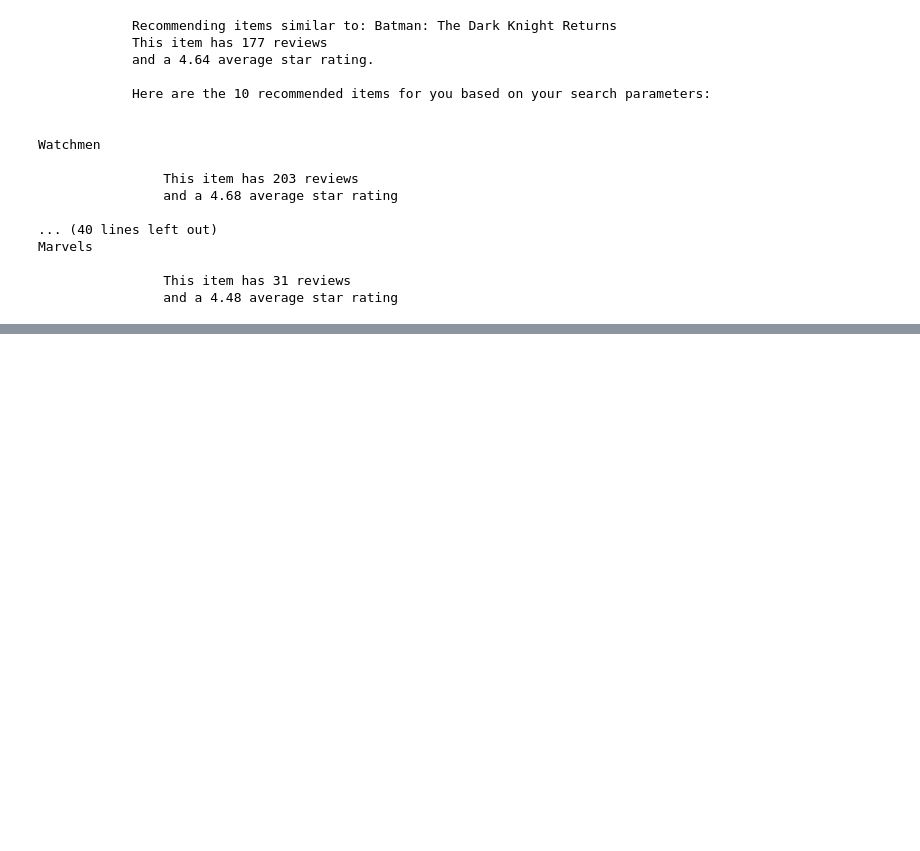
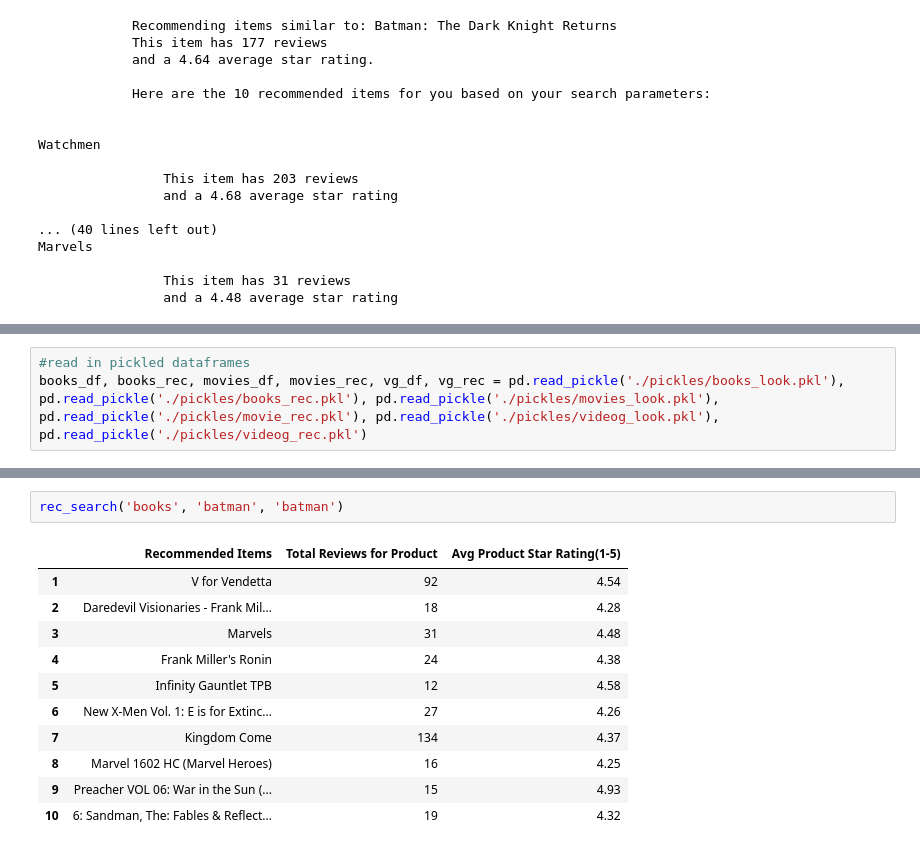
Before and after one commit to griffinwt/nextale, a Jupyter notebook: rec3.ipynb, the cells around one changed output, grey strips where cells are left out. Saved outputs shown, nothing was run; the diff lists cells and outputs as text; blank space fills up the shorter version.

```diff
--- a/rec3.ipynb
+++ b/rec3.ipynb
@@ -110,0 +113,3 @@ Marvels
+# %%
+#read in pickled dataframes
+books_df, books_rec, movies_df, movies_rec, vg_df, vg_rec = pd.read_pickle('./pickles/books_look.pkl'), pd.read_pickle('./pickles/books_rec.pkl'), pd.read_pickle('./pickles/movies_look.pkl'), pd.read_pickle('./pickles/movie_rec.pkl'), pd.read_pickle('./pickles/videog_look.pkl'), pd.read_pickle('./pickles/videog_rec.pkl')
@@ -110,0 +184,14 @@ Marvels
+# %%
+rec_search('books', 'batman', 'batman')
+# %% [output]
+|  | Recommended Items | Total Reviews for Product | Avg Product Star Rating(1-5) |
+| 1 | V for Vendetta | 92 | 4.54 |
+| 2 | Daredevil Visionaries - Frank Mil... | 18 | 4.28 |
+| 3 | Marvels | 31 | 4.48 |
+| 4 | Frank Miller's Ronin | 24 | 4.38 |
+| 5 | Infinity Gauntlet TPB | 12 | 4.58 |
+| 6 | New X-Men Vol. 1: E is for Extinc... | 27 | 4.26 |
+| 7 | Kingdom Come | 134 | 4.37 |
+| 8 | Marvel 1602 HC (Marvel Heroes) | 16 | 4.25 |
+| 9 | Preacher VOL 06: War in the Sun (... | 15 | 4.93 |
+| 10 | 6: Sandman, The: Fables & Reflect... | 19 | 4.32 |
```
Also changed, not shown: parts of 2 cells of this notebook, 3 other files.
